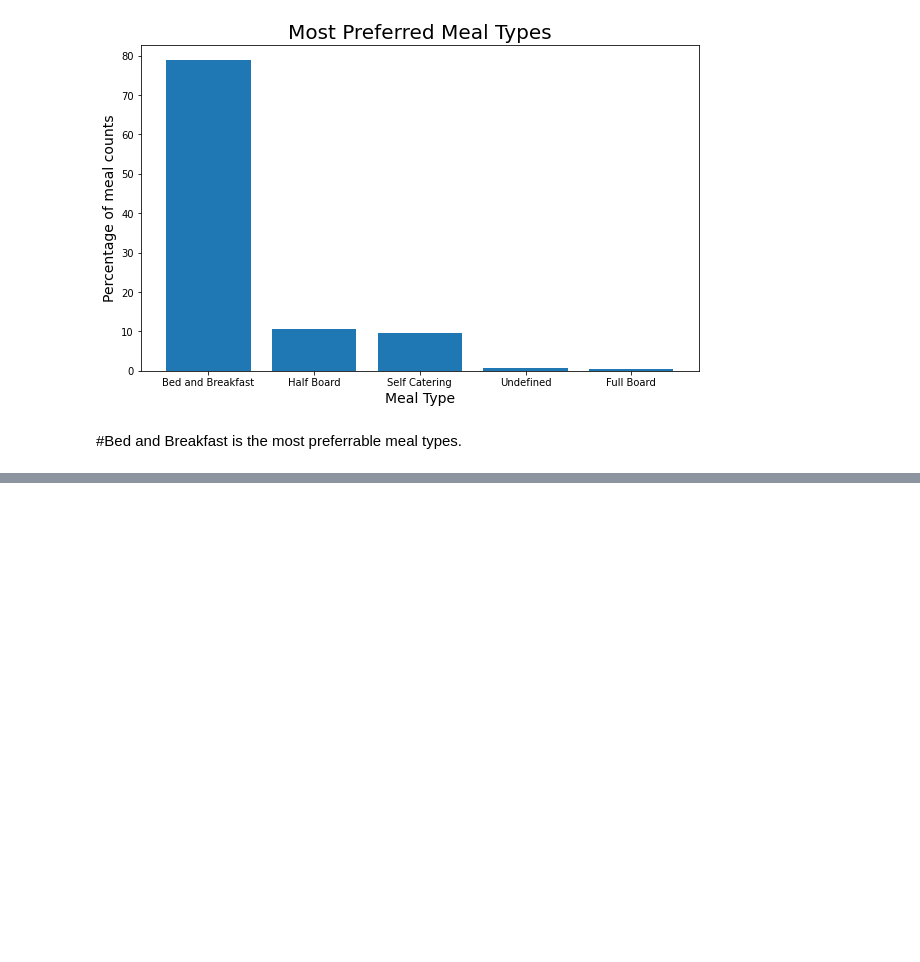
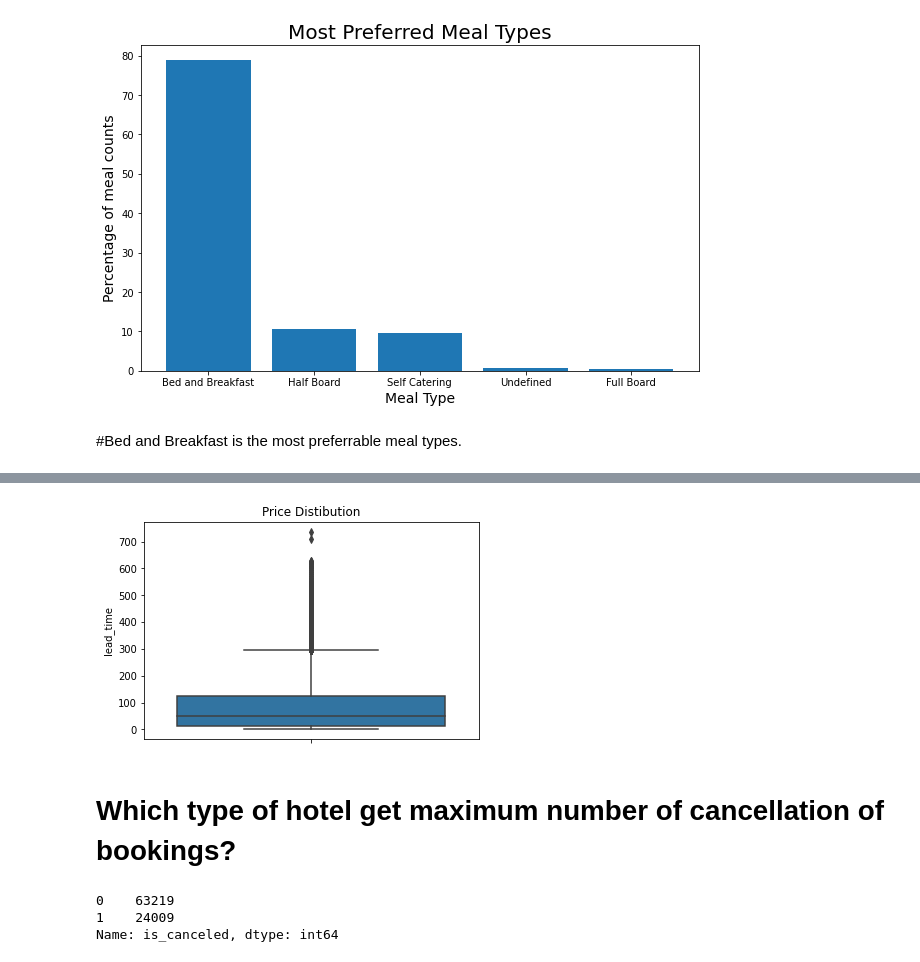
Before and after one commit to sahiljagtap11/Hotel_booking_analysis, a Jupyter notebook: SahilJ_commit_Copy_of_Final_Group_Hotel_Booking_Analysis_Capstone_Project.ipynb, the cells around one changed output, grey strips where cells are left out. Saved outputs shown, nothing was run; the diff lists cells and outputs as text; code cells hidden in the pictures; blank space fills up the shorter version.

```diff
--- a/SahilJ_commit_Copy_of_Final_Group_Hotel_Booking_Analysis_Capstone_Project.ipynb
+++ b/SahilJ_commit_Copy_of_Final_Group_Hotel_Booking_Analysis_Capstone_Project.ipynb
@@ -183,0 +218,14 @@ Text(0, 0.5, 'Percentage of meal counts')
+# %%
+g = sns.boxplot ( y =hotel_data_raw["lead_time"])
+plt.title("Price Distibution")
+plt.show()
+# %% [output]
+[figure, added]
+# %% [markdown]
+# 	Which type of hotel get maximum number of cancellation of bookings?
+# %%
+hotel_data_raw['is_canceled'].value_counts()
+# %% [output]
+0    63219
+1    24009
+Name: is_canceled, dtype: int64
```
Also changed, not shown: parts of 11 cells of this notebook.
